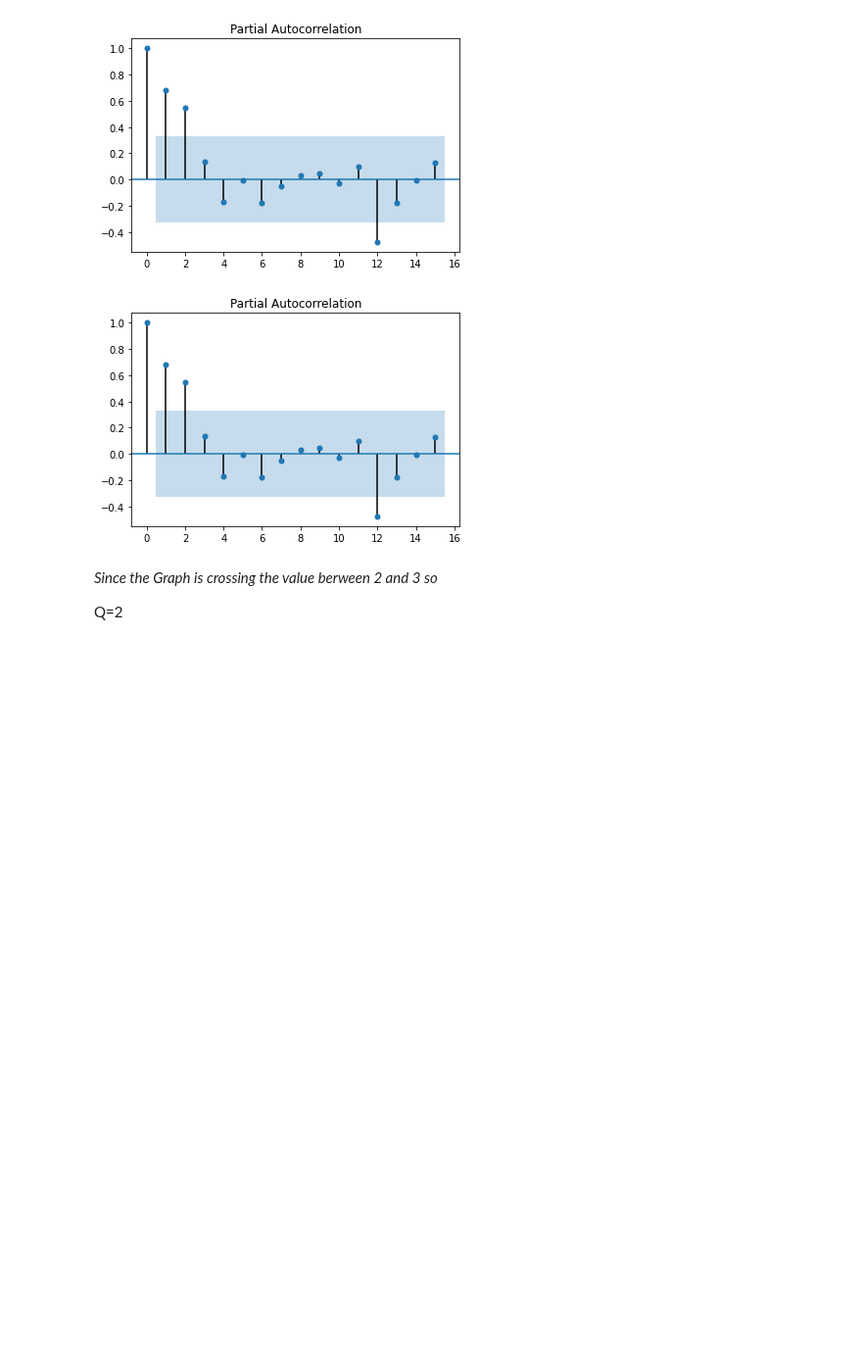
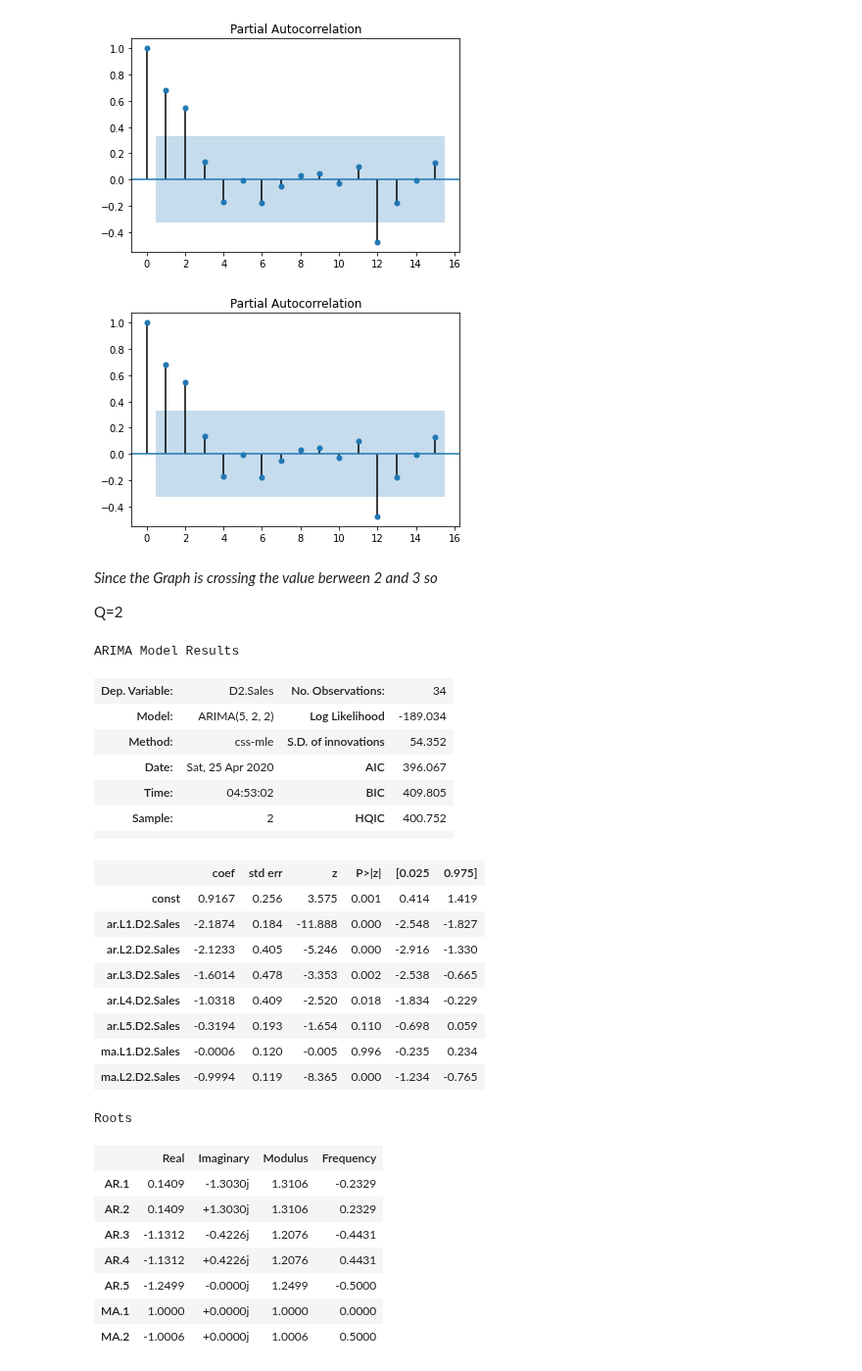
Before and after one commit to anmol0720/Time-Series-Forcasting, a Jupyter notebook: Time_Series_Analysis_and_Forcasting.ipynb, the cells around one changed output. Shown at 98% size. Cells and saved outputs as stored; diff of their text form; code cells hidden in the pictures; blank space fills up the shorter version.

Commit message:
Fit and Summarize ARIMA model

```diff
--- a/Time_Series_Analysis_and_Forcasting.ipynb
+++ b/Time_Series_Analysis_and_Forcasting.ipynb
@@ -1072,3 +1072,38 @@ plot_pacf(df['Sales'],lags=15)
 Q=2
 # %%
 from statsmodels.tsa.arima_model import ARIMA
+# %%
+model=ARIMA(df['Sales'],order=(5,2,2))
+
+#Tuple is the value of P D and Q
+# %%
+model_fit=model.fit()
+# %%
+model_fit.summary()
+# %% [output]
+ARIMA Model Results
+| Dep. Variable: | D2.Sales | No. Observations: | 34 |
+| Model: | ARIMA(5, 2, 2) | Log Likelihood | -189.034 |
+| Method: | css-mle | S.D. of innovations | 54.352 |
+| Date: | Sat, 25 Apr 2020 | AIC | 396.067 |
+| Time: | 04:53:02 | BIC | 409.805 |
+| Sample: | 2 | HQIC | 400.752 |
+|  |  |  |  |
+|  | coef | std err | z | P>|z| | [0.025 | 0.975] |
+| const | 0.9167 | 0.256 | 3.575 | 0.001 | 0.414 | 1.419 |
+| ar.L1.D2.Sales | -2.1874 | 0.184 | -11.888 | 0.000 | -2.548 | -1.827 |
+| ar.L2.D2.Sales | -2.1233 | 0.405 | -5.246 | 0.000 | -2.916 | -1.330 |
+| ar.L3.D2.Sales | -1.6014 | 0.478 | -3.353 | 0.002 | -2.538 | -0.665 |
+| ar.L4.D2.Sales | -1.0318 | 0.409 | -2.520 | 0.018 | -1.834 | -0.229 |
+| ar.L5.D2.Sales | -0.3194 | 0.193 | -1.654 | 0.110 | -0.698 | 0.059 |
+| ma.L1.D2.Sales | -0.0006 | 0.120 | -0.005 | 0.996 | -0.235 | 0.234 |
+| ma.L2.D2.Sales | -0.9994 | 0.119 | -8.365 | 0.000 | -1.234 | -0.765 |
+Roots
+|  | Real | Imaginary | Modulus | Frequency |
+| AR.1 | 0.1409 | -1.3030j | 1.3106 | -0.2329 |
+| AR.2 | 0.1409 | +1.3030j | 1.3106 | 0.2329 |
+| AR.3 | -1.1312 | -0.4226j | 1.2076 | -0.4431 |
+| AR.4 | -1.1312 | +0.4226j | 1.2076 | 0.4431 |
+| AR.5 | -1.2499 | -0.0000j | 1.2499 | -0.5000 |
+| MA.1 | 1.0000 | +0.0000j | 1.0000 | 0.0000 |
+| MA.2 | -1.0006 | +0.0000j | 1.0006 | 0.5000 |
```
